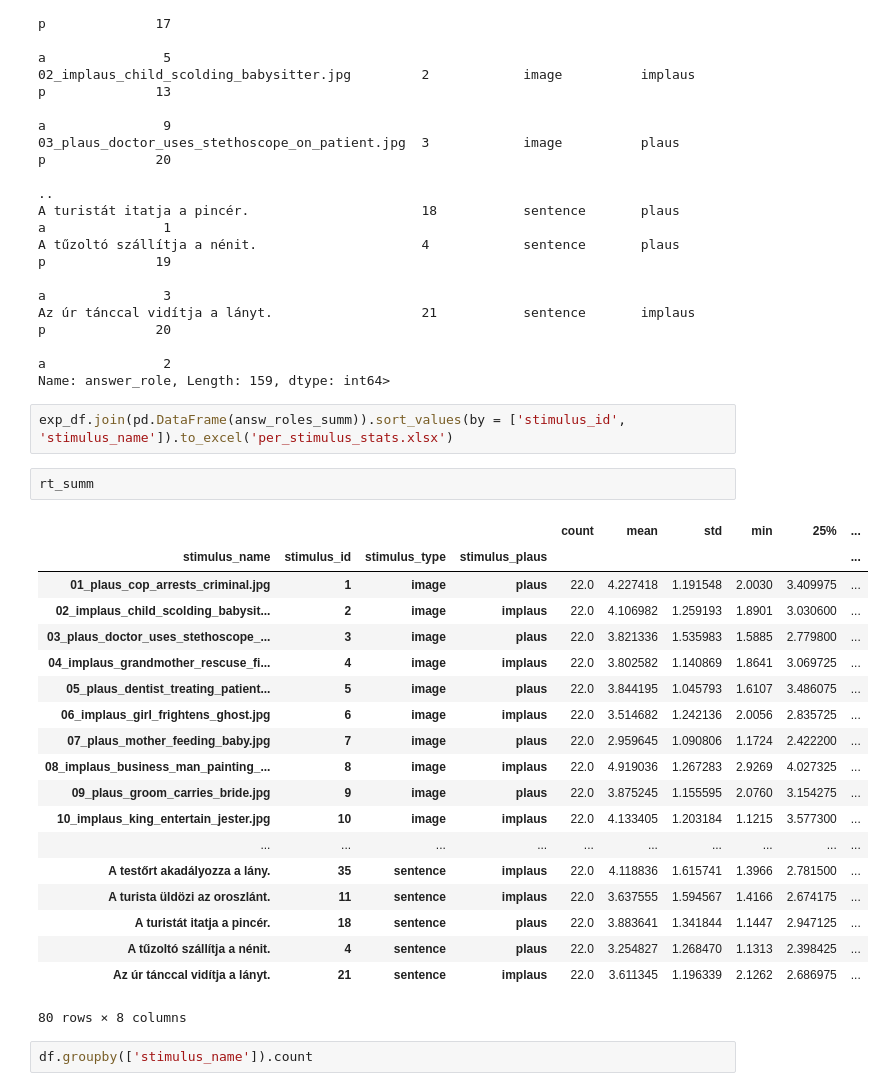
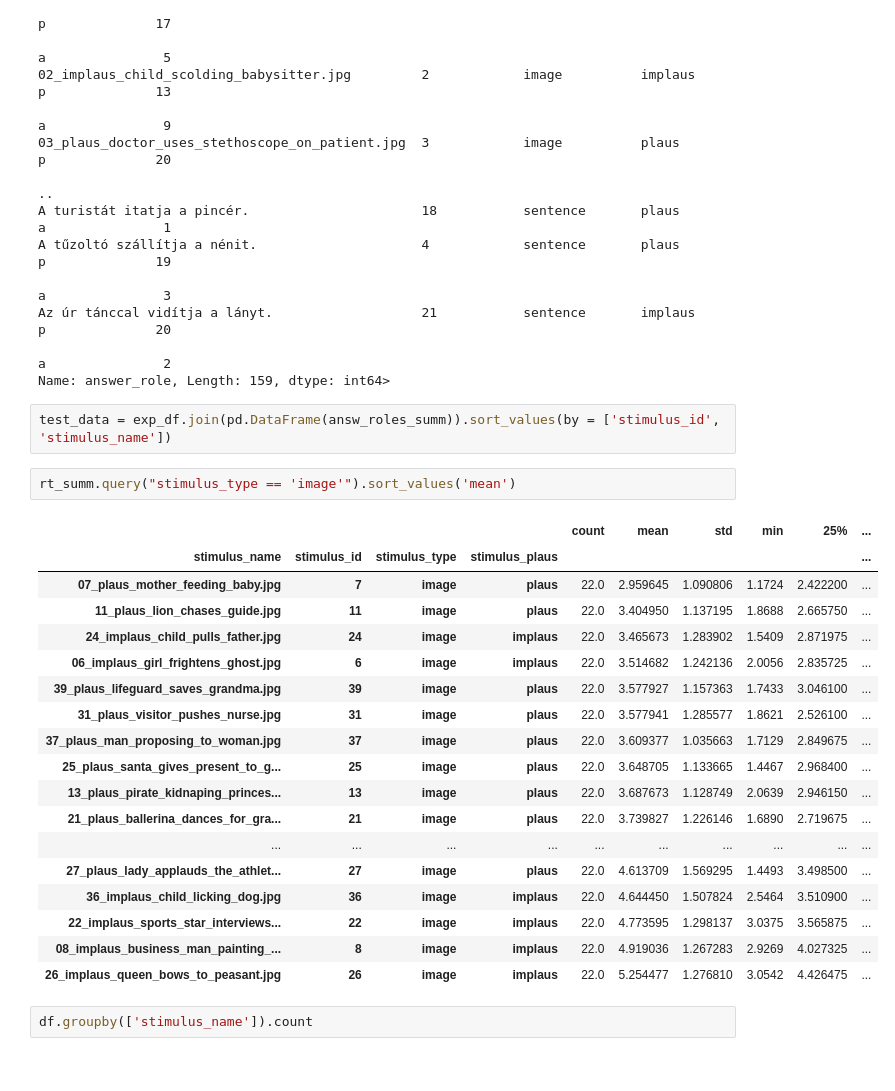
Before and after one commit to levaid/nominalization_plausability_psypy, a Jupyter notebook: hypothesis_testing/testing.ipynb, the cells around one changed output. Drawn from its saved outputs; the diff is of its cells as text.

```diff
--- a/hypothesis_testing/testing.ipynb
+++ b/hypothesis_testing/testing.ipynb
@@ -190,29 +190,28 @@ Az úr tánccal vidítja a lányt.                   21           sentence
                                                                                              a               2
 Name: answer_role, Length: 159, dtype: int64>
 # %%
-exp_df.join(pd.DataFrame(answ_roles_summ)).sort_values(by = ['stimulus_id', 'stimulus_name']).to_excel('per_stimulus_stats.xlsx')
+test_data = exp_df.join(pd.DataFrame(answ_roles_summ)).sort_values(by = ['stimulus_id', 'stimulus_name'])
-# %%
-rt_summ
-# %% [output]
-|  |  |  |  | count | mean | std | min | 25% | ... |
-| stimulus_name | stimulus_id | stimulus_type | stimulus_plaus |  |  |  |  |  | ... |
-| 01_plaus_cop_arrests_criminal.jpg | 1 | image | plaus | 22.0 | 4.227418 | 1.191548 | 2.0030 | 3.409975 | ... |
-| 02_implaus_child_scolding_babysit... | 2 | image | implaus | 22.0 | 4.106982 | 1.259193 | 1.8901 | 3.030600 | ... |
-| 03_plaus_doctor_uses_stethoscope_... | 3 | image | plaus | 22.0 | 3.821336 | 1.535983 | 1.5885 | 2.779800 | ... |
-| 04_implaus_grandmother_rescuse_fi... | 4 | image | implaus | 22.0 | 3.802582 | 1.140869 | 1.8641 | 3.069725 | ... |
-| 05_plaus_dentist_treating_patient... | 5 | image | plaus | 22.0 | 3.844195 | 1.045793 | 1.6107 | 3.486075 | ... |
-| 06_implaus_girl_frightens_ghost.jpg | 6 | image | implaus | 22.0 | 3.514682 | 1.242136 | 2.0056 | 2.835725 | ... |
-| 07_plaus_mother_feeding_baby.jpg | 7 | image | plaus | 22.0 | 2.959645 | 1.090806 | 1.1724 | 2.422200 | ... |
-| 08_implaus_business_man_painting_... | 8 | image | implaus | 22.0 | 4.919036 | 1.267283 | 2.9269 | 4.027325 | ... |
-| 09_plaus_groom_carries_bride.jpg | 9 | image | plaus | 22.0 | 3.875245 | 1.155595 | 2.0760 | 3.154275 | ... |
-| 10_implaus_king_entertain_jester.jpg | 10 | image | implaus | 22.0 | 4.133405 | 1.203184 | 1.1215 | 3.577300 | ... |
-| ... | ... | ... | ... | ... | ... | ... | ... | ... | ... |
-| A testőrt akadályozza a lány. | 35 | sentence | implaus | 22.0 | 4.118836 | 1.615741 | 1.3966 | 2.781500 | ... |
-| A turista üldözi az oroszlánt. | 11 | sentence | implaus | 22.0 | 3.637555 | 1.594567 | 1.4166 | 2.674175 | ... |
-| A turistát itatja a pincér. | 18 | sentence | plaus | 22.0 | 3.883641 | 1.341844 | 1.1447 | 2.947125 | ... |
-| A tűzoltó szállítja a nénit. | 4 | sentence | plaus | 22.0 | 3.254827 | 1.268470 | 1.1313 | 2.398425 | ... |
-| Az úr tánccal vidítja a lányt. | 21 | sentence | implaus | 22.0 | 3.611345 | 1.196339 | 2.1262 | 2.686975 | ... |
-80 rows × 8 columns
+# %%
+rt_summ.query("stimulus_type == 'image'").sort_values('mean')
+# %% [output]
+|  |  |  |  | count | mean | std | min | 25% | ... |
+| stimulus_name | stimulus_id | stimulus_type | stimulus_plaus |  |  |  |  |  | ... |
+| 07_plaus_mother_feeding_baby.jpg | 7 | image | plaus | 22.0 | 2.959645 | 1.090806 | 1.1724 | 2.422200 | ... |
+| 11_plaus_lion_chases_guide.jpg | 11 | image | plaus | 22.0 | 3.404950 | 1.137195 | 1.8688 | 2.665750 | ... |
+| 24_implaus_child_pulls_father.jpg | 24 | image | implaus | 22.0 | 3.465673 | 1.283902 | 1.5409 | 2.871975 | ... |
+| 06_implaus_girl_frightens_ghost.jpg | 6 | image | implaus | 22.0 | 3.514682 | 1.242136 | 2.0056 | 2.835725 | ... |
+| 39_plaus_lifeguard_saves_grandma.jpg | 39 | image | plaus | 22.0 | 3.577927 | 1.157363 | 1.7433 | 3.046100 | ... |
+| 31_plaus_visitor_pushes_nurse.jpg | 31 | image | plaus | 22.0 | 3.577941 | 1.285577 | 1.8621 | 2.526100 | ... |
+| 37_plaus_man_proposing_to_woman.jpg | 37 | image | plaus | 22.0 | 3.609377 | 1.035663 | 1.7129 | 2.849675 | ... |
+| 25_plaus_santa_gives_present_to_g... | 25 | image | plaus | 22.0 | 3.648705 | 1.133665 | 1.4467 | 2.968400 | ... |
+| 13_plaus_pirate_kidnaping_princes... | 13 | image | plaus | 22.0 | 3.687673 | 1.128749 | 2.0639 | 2.946150 | ... |
+| 21_plaus_ballerina_dances_for_gra... | 21 | image | plaus | 22.0 | 3.739827 | 1.226146 | 1.6890 | 2.719675 | ... |
+| ... | ... | ... | ... | ... | ... | ... | ... | ... | ... |
+| 27_plaus_lady_applauds_the_athlet... | 27 | image | plaus | 22.0 | 4.613709 | 1.569295 | 1.4493 | 3.498500 | ... |
+| 36_implaus_child_licking_dog.jpg | 36 | image | implaus | 22.0 | 4.644450 | 1.507824 | 2.5464 | 3.510900 | ... |
+| 22_implaus_sports_star_interviews... | 22 | image | implaus | 22.0 | 4.773595 | 1.298137 | 3.0375 | 3.565875 | ... |
+| 08_implaus_business_man_painting_... | 8 | image | implaus | 22.0 | 4.919036 | 1.267283 | 2.9269 | 4.027325 | ... |
+| 26_implaus_queen_bows_to_peasant.jpg | 26 | image | implaus | 22.0 | 5.254477 | 1.276810 | 3.0542 | 4.426475 | ... |
 # %%
 df.groupby(['stimulus_name']).count
 # %% [markdown]
```
Also changed, not shown: 3 other files.
